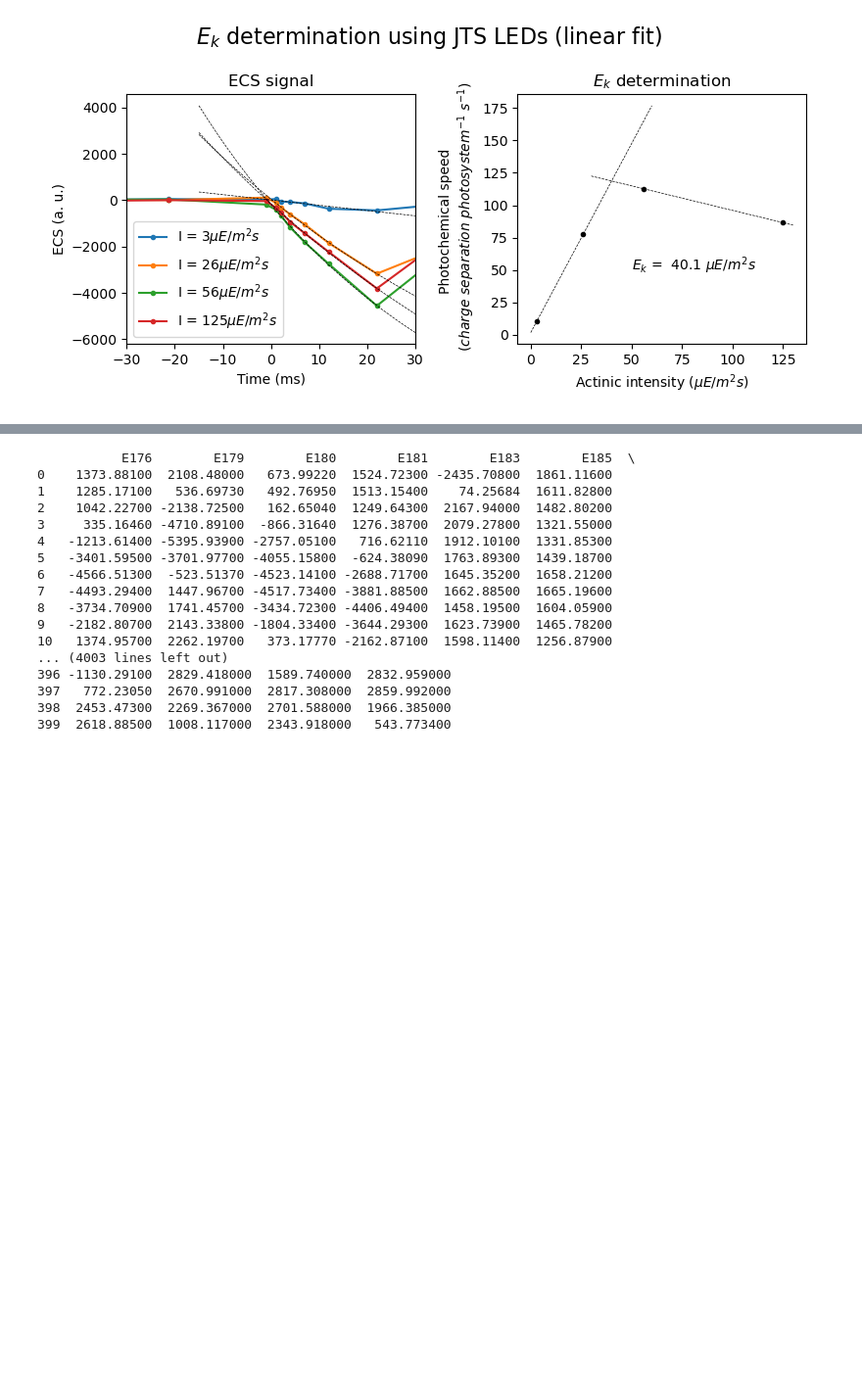
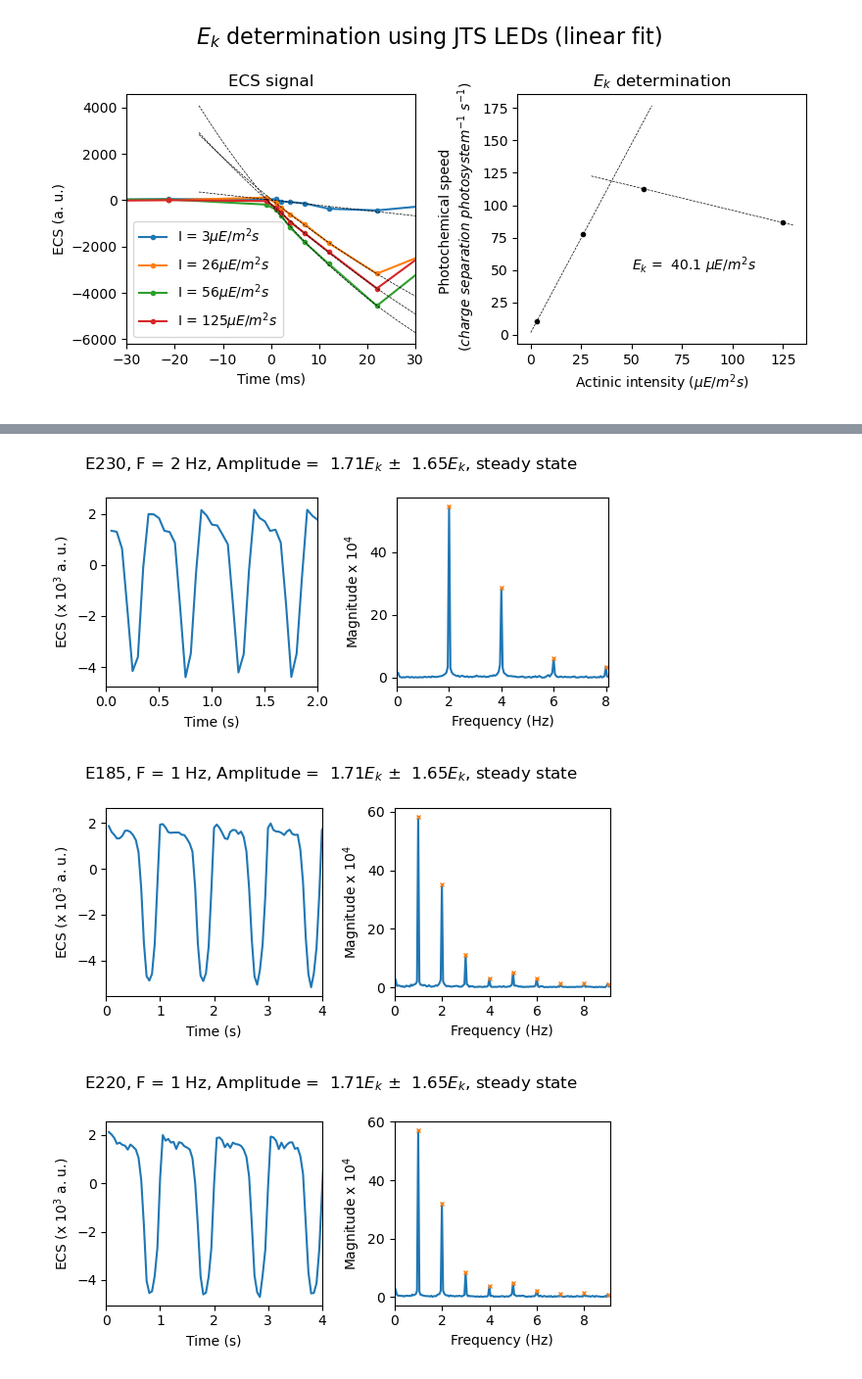
Before and after one commit to orlandomarcelo/DREAM_repo, a Jupyter notebook: Notebooks/test_pipeline.ipynb, the cells around one changed output, grey strips where cells are left out. Shown at 98% size. Saved outputs shown, nothing was run; the diff lists cells and outputs as text; code cells hidden in the pictures; blank space fills up the shorter version.

```diff
--- a/Notebooks/test_pipeline.ipynb
+++ b/Notebooks/test_pipeline.ipynb
@@ -413,16 +452,0 @@ def plot_spectrum(Time, Data, Rec, Actinic_freq, Offset, Amp, nb_period_show):
-# %%
-Time = Bode_diagram.Time/1000
-record_list = ["E230", "E185", "E220", "E193", "E204", "E212", "E271", "E242", "E249", "E263", "E263"]
-Actinic_freq = [2,1,1,0.5,0.2,0.1,2,1,0.5,0.2,0.1]
-nb_period_show = 4
-Offset = [0.3,0.3,0.3,0.3,0.3,0.3,0.08,0.08,0.08,0.08,0.08]
-Amp = [0.29,0.29,0.29,0.29,0.29,0.29,0.07,0.07,0.07,0.07,0.07]
-
-fig_folder = Bode_diagram.path + "/Figures"
-if not os.path.isdir(fig_folder):
-    os.mkdir(fig_folder)
-
-for i, k in enumerate(record_list):
-    fig = plot_spectrum(Time, Bode_diagram.Data[k], k, Actinic_freq[i], Offset[i], Amp[i], nb_period_show)
-    figure_name = f"{k}, F = {Actinic_freq[i]} Hz, Amplitude = {Offset[i]} ± {Amp[i]}" + " $PWM_{rel}$, steady state"
-    fig.savefig(fig_folder + "/" + figure_name + ".png")
@@ -441,21 +453,22 @@ for i, k in enumerate(record_list):
-# %%
-pd.set_option('display.max_columns', 500)
-Bode_diagram.Data
-# %% [output]
-           E176        E179        E180        E181        E183        E185  \
-0    1373.88100  2108.48000   673.99220  1524.72300 -2435.70800  1861.11600
-1    1285.17100   536.69730   492.76950  1513.15400    74.25684  1611.82800
-2    1042.22700 -2138.72500   162.65040  1249.64300  2167.94000  1482.80200
-3     335.16460 -4710.89100  -866.31640  1276.38700  2079.27800  1321.55000
-4   -1213.61400 -5395.93900 -2757.05100   716.62110  1912.10100  1331.85300
-5   -3401.59500 -3701.97700 -4055.15800  -624.38090  1763.89300  1439.18700
-6   -4566.51300  -523.51370 -4523.14100 -2688.71700  1645.35200  1658.21200
-7   -4493.29400  1447.96700 -4517.73400 -3881.88500  1662.88500  1665.19600
-8   -3734.70900  1741.45700 -3434.72300 -4406.49400  1458.19500  1604.05900
-9   -2182.80700  2143.33800 -1804.33400 -3644.29300  1623.73900  1465.78200
-10   1374.95700  2262.19700   373.17770 -2162.87100  1598.11400  1256.87900
-... (4003 lines left out)
-396 -1130.29100  2829.418000  1589.740000  2832.959000
-397   772.23050  2670.991000  2817.308000  2859.992000
-398  2453.47300  2269.367000  2701.588000  1966.385000
-399  2618.88500  1008.117000  2343.918000   543.773400
+# %%
+Time = Bode_diagram.Time/1000
+record_list = ["E230", "E185", "E220", "E193", "E204", "E212", "E271", "E242", "E249", "E255", "E263"]
+Actinic_freq = [2,1,1,0.5,0.2,0.1,2,1,0.5,0.2,0.1]
+nb_period_show = 4
+Offset = [0.3,0.3,0.3,0.3,0.3,0.3,0.08,0.08,0.08,0.08,0.08]
+Amp = [0.29,0.29,0.29,0.29,0.29,0.29,0.07,0.07,0.07,0.07,0.07]
+Offset_Ek = (1326 * np.asarray(Offset) + 11.9)/240
+Amp_Ek = (1326 * np.asarray(Amp) + 11.9)/240
+
+fig_folder = Bode_diagram.path + "/Figures"
+if not os.path.isdir(fig_folder):
+    os.mkdir(fig_folder)
+
+for i, k in enumerate(record_list):
+    fig = plot_spectrum(Time, Bode_diagram.Data[k], k, Actinic_freq[i], Offset_Ek[i], Amp_Ek[i], nb_period_show, plot_phase=False)
+    figure_name = f"{k}, F = {Actinic_freq[i]} Hz, Amplitude = {Offset[i]} ± {Amp[i]}" + " $PWM_{rel}$, steady state"
+    fig.savefig(fig_folder + "/" + figure_name + ".png")
+# %% [output]
+[figure, added]
+[figure, added]
+[figure, added]
```
Also changed, not shown: parts of 13 cells of this notebook, 5 other files.
